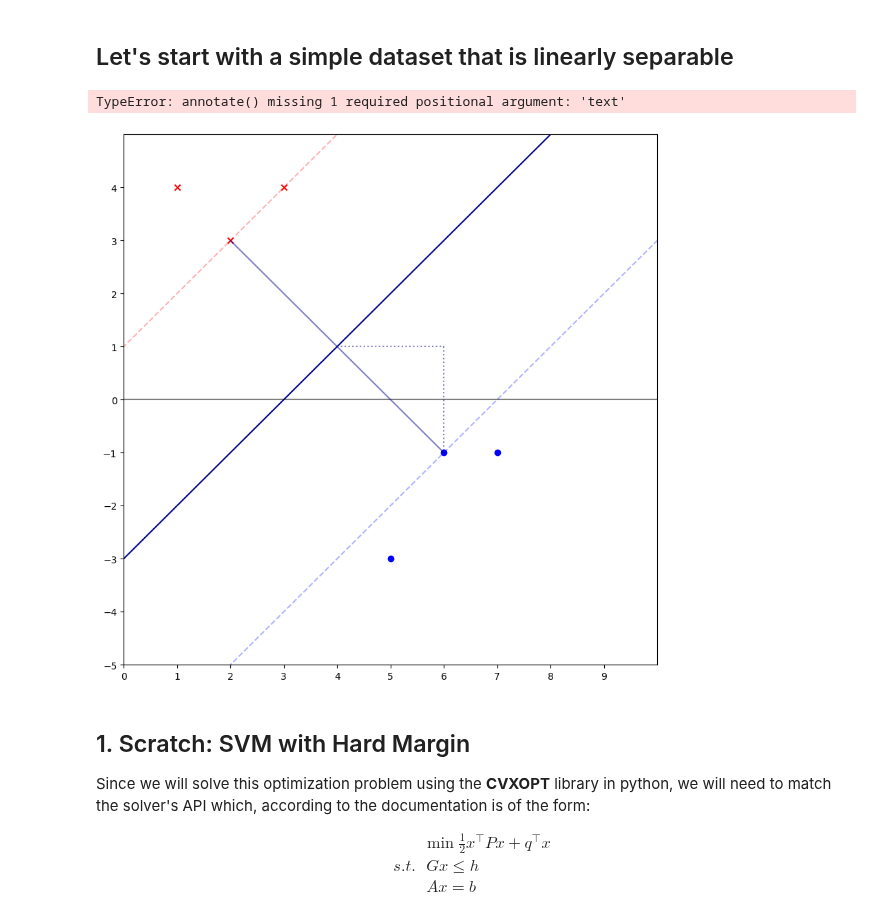
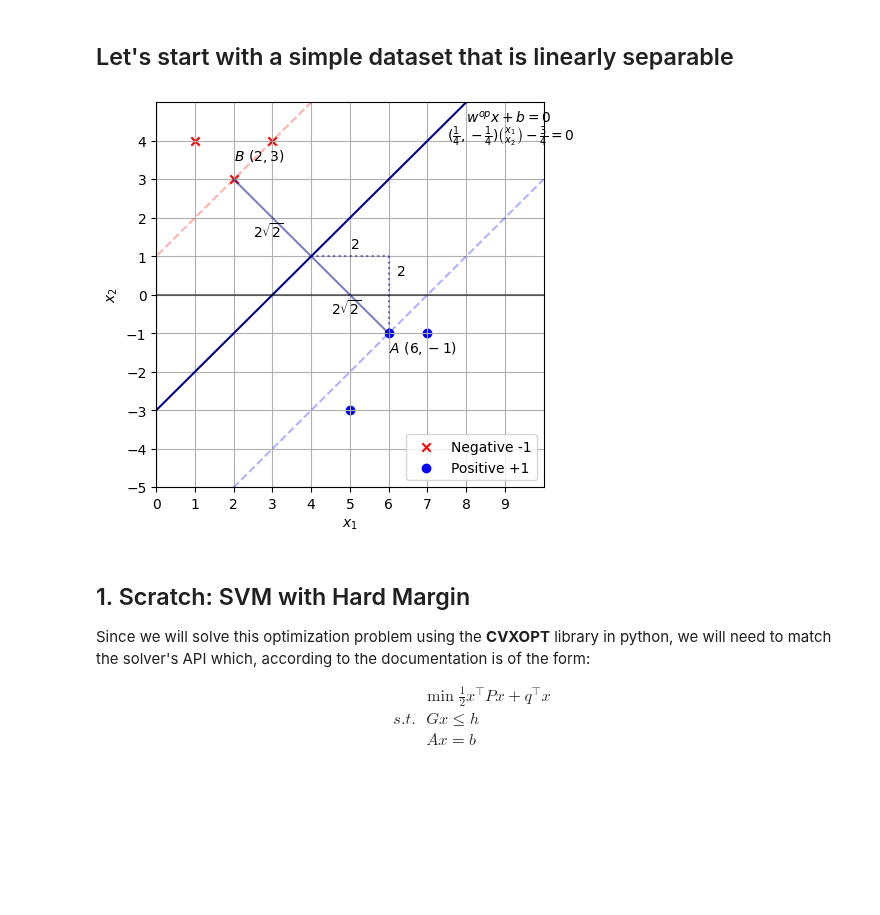
Before and after one commit to chaklam-silpasuwanchai/Python-for-Machine-Learning, a Jupyter notebook: 01 - Supervised/02 - Classification/04 - SVM/01 - SVM.ipynb, the cells around one changed output. Cells and saved outputs as stored; diff of their text form; code cells hidden in the pictures; blank space fills up the shorter version.

```diff
--- a/01 - Supervised/02 - Classification/04 - SVM/01 - SVM.ipynb
+++ b/01 - Supervised/02 - Classification/04 - SVM/01 - SVM.ipynb
@@ -362,44 +362,43 @@ y = np.concatenate((y_pos,y_neg))
 
 #Parameters guessed by inspection
 w = np.array([1,-1]).reshape(-1,1)
 b = -3
 
 #Plot
-fig = plt.figure(figsize = (10,10))
+fig = plt.figure(figsize = (5,5))
 plt.scatter(x_neg[:,0], x_neg[:,1], marker = 'x', color = 'r', label = 'Negative -1')
 plt.scatter(x_pos[:,0], x_pos[:,1], marker = 'o', color = 'b',label = 'Positive +1')
 plt.plot(x1, x1  - 3, color = 'darkblue')
 plt.plot(x1, x1  - 7, linestyle = '--', alpha = .3, color = 'b')
 plt.plot(x1, x1  + 1, linestyle = '--', alpha = .3, color = 'r')
 plt.xlim(0,10)
 plt.ylim(-5,5)
 plt.xticks(np.arange(0, 10, step=1))
 plt.yticks(np.arange(-5, 5, step=1))
 
 #Lines
 plt.axvline(0, color = 'black', alpha = .5)
 plt.axhline(0,color = 'black', alpha = .5)
 plt.plot([2,6],[3,-1], linestyle = '-', color = 'darkblue', alpha = .5 )
 plt.plot([4,6],[1,1],[6,6],[1,-1], linestyle = ':', color = 'darkblue', alpha = .5 )
 
 #Annotations
-plt.annotate(s = '$A \ (6,-1)$', xy = (5,-1), xytext = (6,-1.5))
-plt.annotate(s = '$B \ (2,3)$', xy = (2,3), xytext = (2,3.5))#, arrowprops = {'width':.2, 'headwidth':8})
-plt.annotate(s = '$2$', xy = (5,1.2), xytext = (5,1.2) )
-plt.annotate(s = '$2$', xy = (6.2,.5), xytext = (6.2,.5))
-plt.annotate(s = '$2\sqrt{2}$', xy = (4.5,-.5), xytext = (4.5,-.5))
-plt.annotate(s = '$2\sqrt{2}$', xy = (2.5,1.5), xytext = (2.5,1.5))
-plt.annotate(s = '$w^{\top}x + b = 0$', xy = (8,4.5), xytext = (8,4.5))
-plt.annotate(s = '$(\\frac{1}{4},-\\frac{1}{4}) \\binom{x_1}{x_2}- \\frac{3}{4} = 0$', xy = (7.5,4), xytext = (7.5,4))
+plt.annotate(text = '$A \ (6,-1)$', xy = (5,-1), xytext = (6,-1.5))
+plt.annotate(text = '$B \ (2,3)$', xy = (2,3), xytext = (2,3.5))#, arrowprops = {'width':.2, 'headwidth':8})
+plt.annotate(text = '$2$', xy = (5,1.2), xytext = (5,1.2) )
+plt.annotate(text = '$2$', xy = (6.2,.5), xytext = (6.2,.5))
+plt.annotate(text = '$2\sqrt{2}$', xy = (4.5,-.5), xytext = (4.5,-.5))
+plt.annotate(text = '$2\sqrt{2}$', xy = (2.5,1.5), xytext = (2.5,1.5))
+plt.annotate(text = '$w^{\top}x + b = 0$', xy = (8,4.5), xytext = (8,4.5))
+plt.annotate(text = '$(\\frac{1}{4},-\\frac{1}{4}) \\binom{x_1}{x_2}- \\frac{3}{4} = 0$', xy = (7.5,4), xytext = (7.5,4))
 
 #Labels and show
 plt.xlabel('$x_1$')
 plt.ylabel('$x_2$')
 plt.legend(loc = 'lower right')
 plt.grid()
 # %% [output]
-TypeError: annotate() missing 1 required positional argument: 'text'
-[figure, old version]
+[figure, new version]
 # %% [markdown]
 ## 1. Scratch: SVM with Hard Margin
 
```
Also changed, not shown: parts of 7 cells of this notebook.
